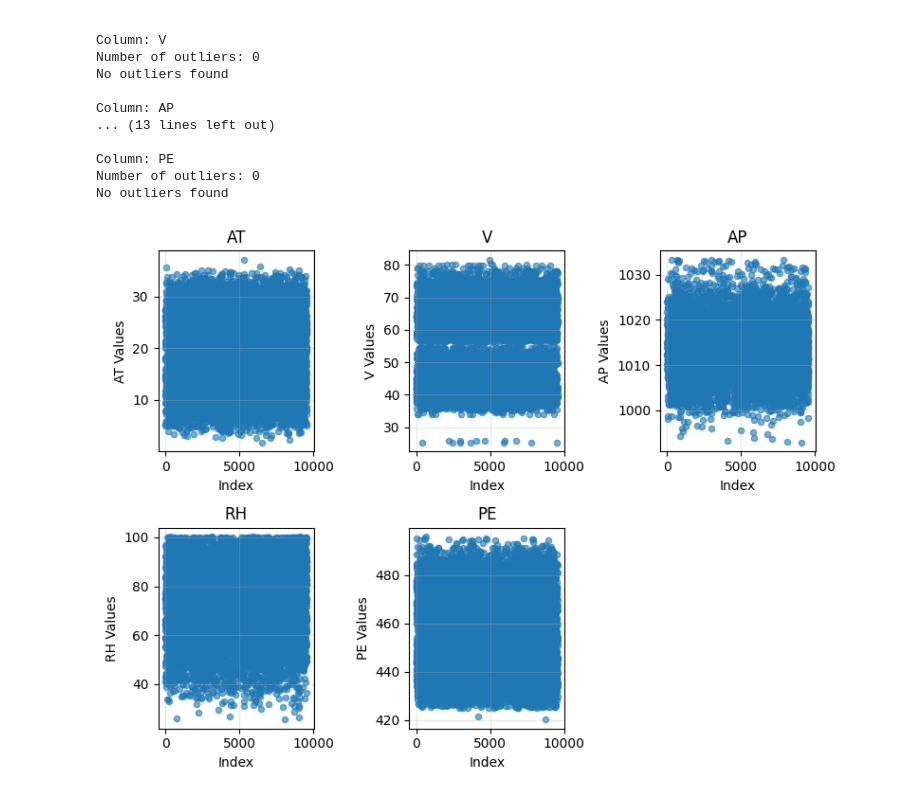
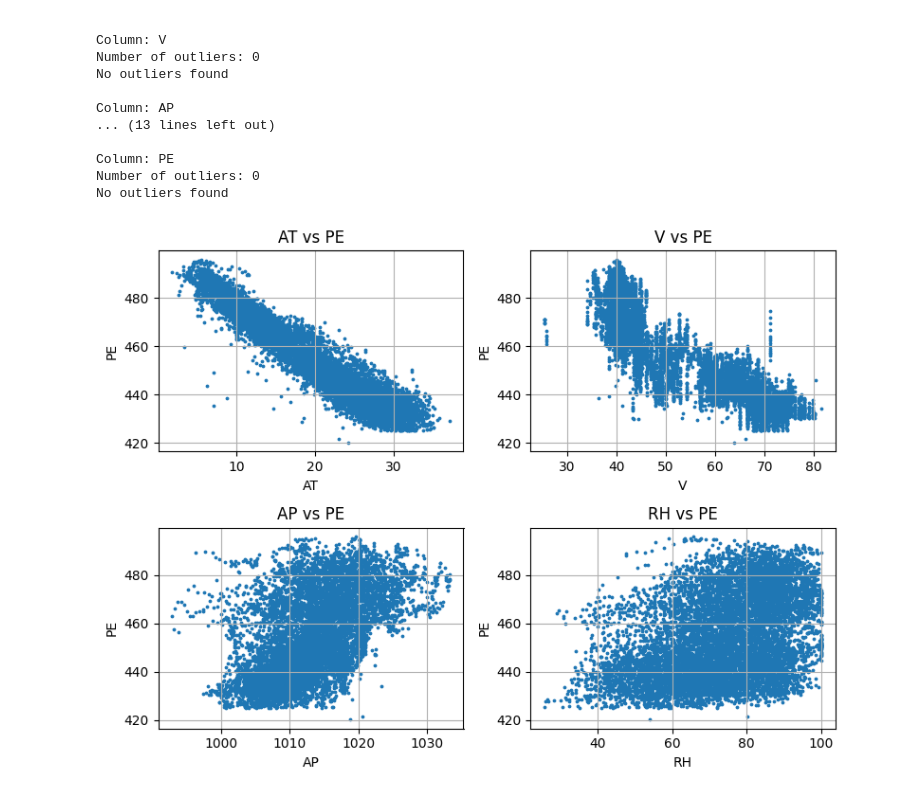
Before and after one commit to avneet-anand/vestas-internship, a Jupyter notebook: statistics_template.ipynb, the cells around one changed output. Cells and saved outputs as stored; diff of their text form; code cells hidden in the pictures.

Commit message:
scatter plots :)

```diff
--- a/statistics_template.ipynb
+++ b/statistics_template.ipynb
@@ -85,26 +85,30 @@ Number of outliers: 0
 No outliers found
 # %%
 # creating scatter plots for each column
-num_columns = len(myDF.columns)
-fig, axes = plt.subplots(2, 3, figsize=(8, 6))
+
+input_columns = [col for col in myDF.columns if col != 'PE']
+output_column = 'PE'
+num_input_columns = len(input_columns)
+fig, axes = plt.subplots(2, 2, figsize=(8, 6))
 
 # flattenning axes array to 1D
 axes = axes.flatten()
 
-for i, column in enumerate(myDF.columns):
-    data = myDF.iloc[:, i].values
+for i, column in enumerate(input_columns):
+    x_data = myDF[column].values
+    y_data = myDF[output_column].values
 
-    axes[i].scatter(range(len(data)), data, alpha=0.6, s=20)
-    axes[i].set_title(f'{column}')
-    axes[i].set_xlabel('Index')
-    axes[i].set_ylabel(f'{column} Values')
-    axes[i].grid(True, alpha=0.3)
+    axes[i].scatter(x_data, y_data, s=3)
+    axes[i].set_title(f'{column} vs {output_column}')
+    axes[i].set_xlabel(f'{column}')
+    axes[i].set_ylabel(f'{output_column}')
+    axes[i].grid(True)
 
 # hiding the last subplot since we only have 5 columns
-if num_columns < len(axes):
-    axes[num_columns].set_visible(False)
+#if num_columns < len(axes):
+    #axes[num_columns].set_visible(False)
 
 plt.tight_layout()
 plt.show()
 # %% [output]
-[figure, old version]
+[figure, new version]
```
